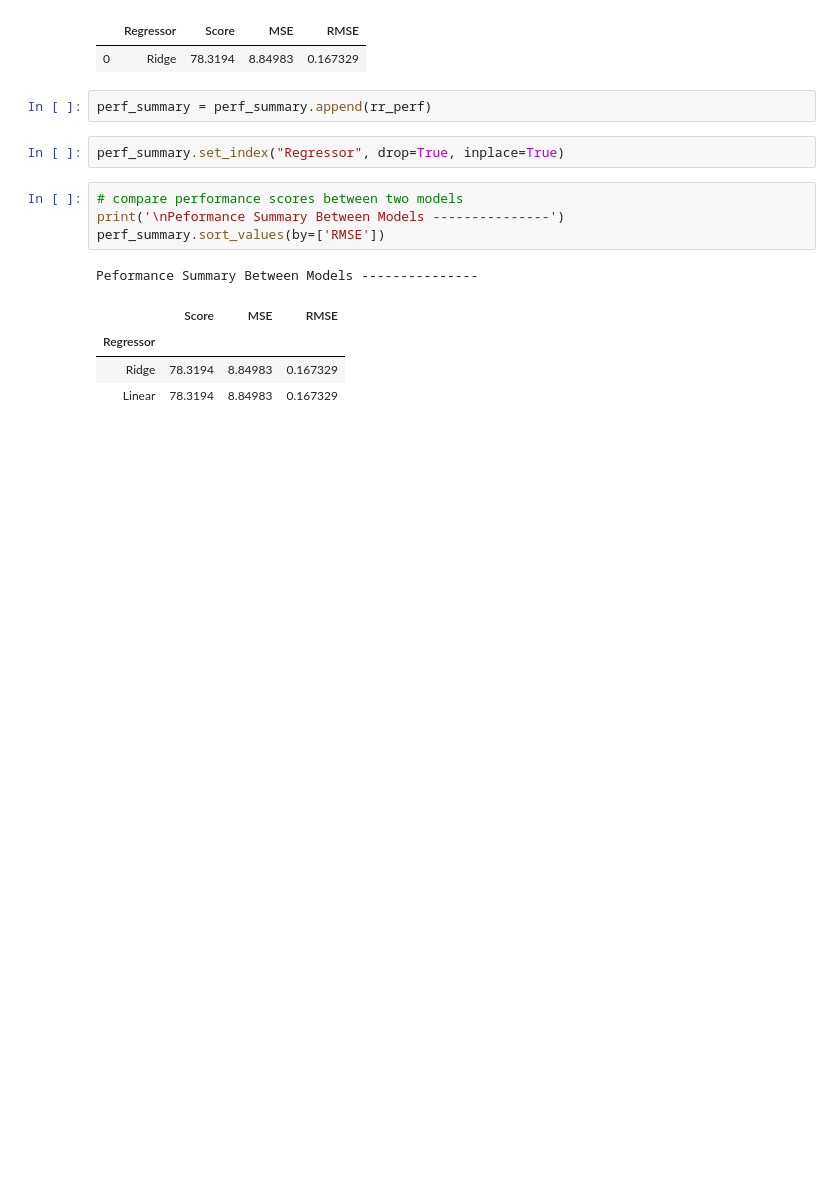
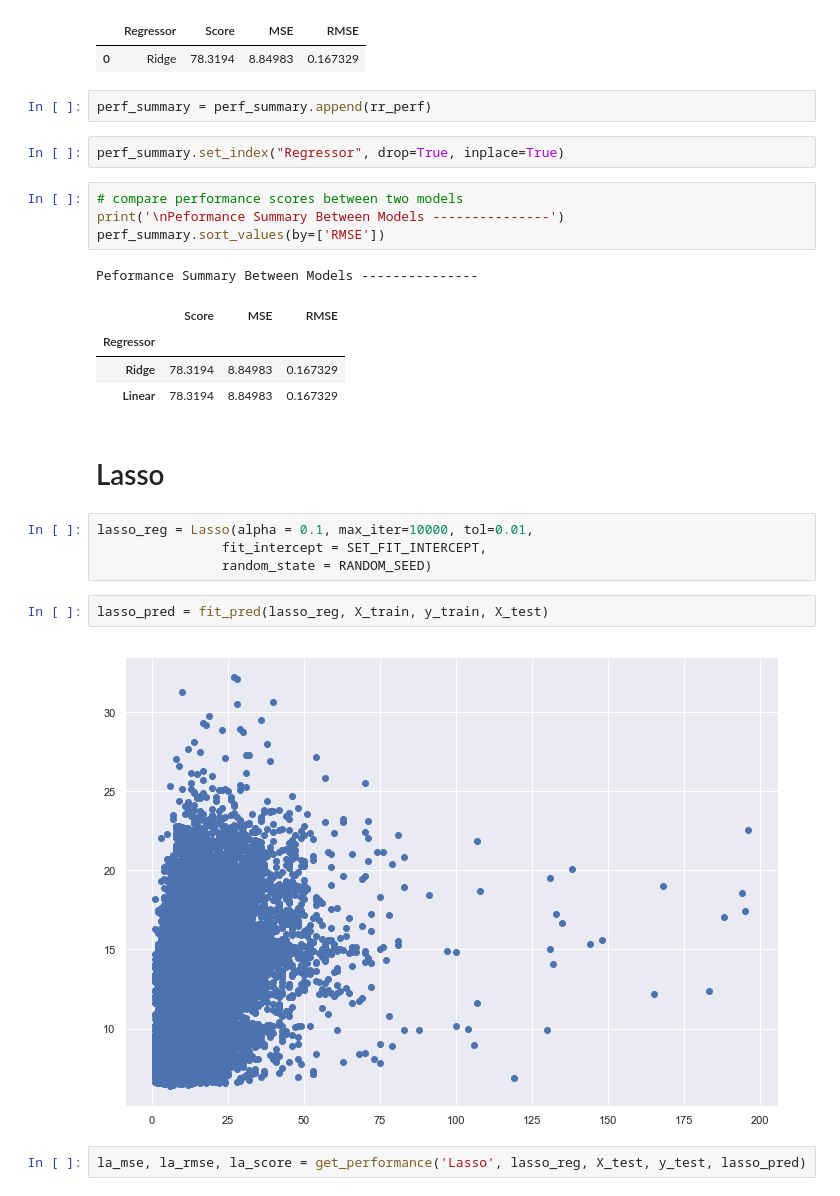
Before and after one commit to MSDS498/Predictive_Models, a Jupyter notebook: Linear_Rridge_Regression.ipynb, the cells around one changed output. Saved outputs shown, nothing was run; the diff lists cells and outputs as text; blank space fills up the shorter version.

```diff
--- a/Linear_Rridge_Regression.ipynb
+++ b/Linear_Rridge_Regression.ipynb
@@ -332,3 +327,15 @@ Peformance Summary Between Models ---------------
 | Regressor |  |  |  |
 | Ridge | 78.3194 | 8.84983 | 0.167329 |
 | Linear | 78.3194 | 8.84983 | 0.167329 |
+# %% [markdown]
+# Lasso
+# %%
+lasso_reg = Lasso(alpha = 0.1, max_iter=10000, tol=0.01,
+                fit_intercept = SET_FIT_INTERCEPT,
+                random_state = RANDOM_SEED)
+# %%
+lasso_pred = fit_pred(lasso_reg, X_train, y_train, X_test)
+# %% [output]
+[figure, added]
+# %%
+la_mse, la_rmse, la_score = get_performance('Lasso', lasso_reg, X_test, y_test, lasso_pred)
```
Also changed, not shown: parts of 50 cells of this notebook.
